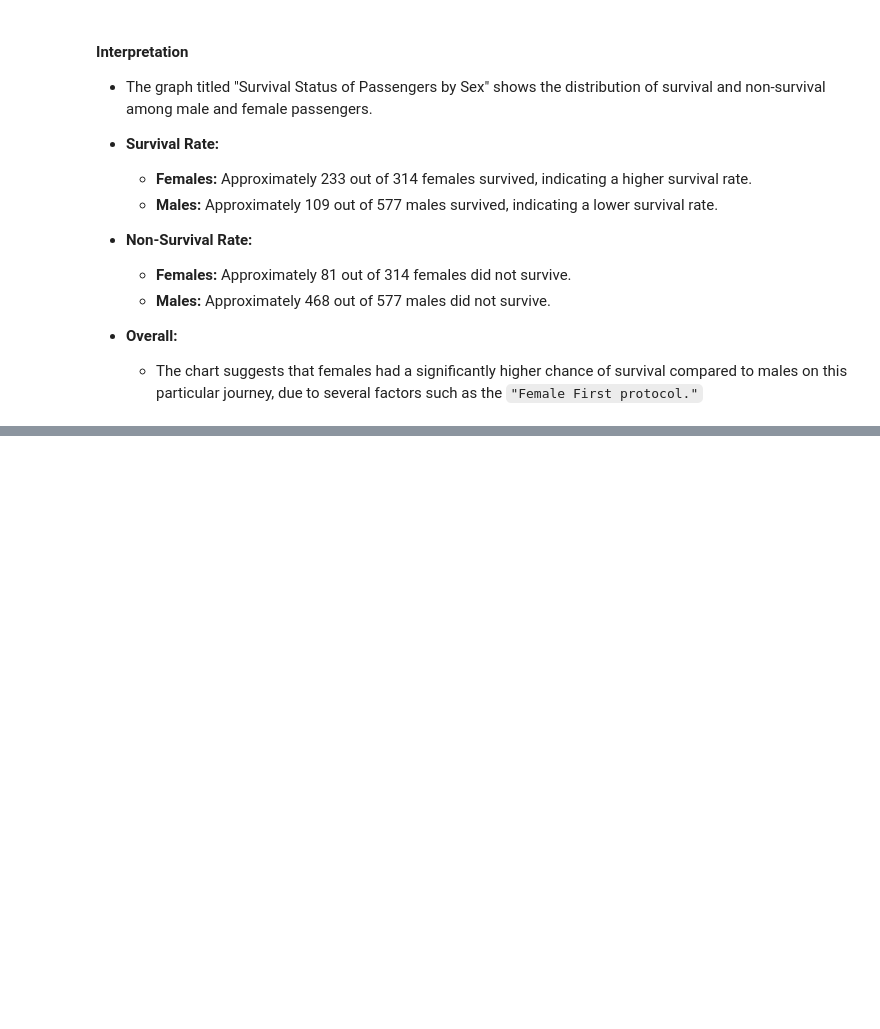
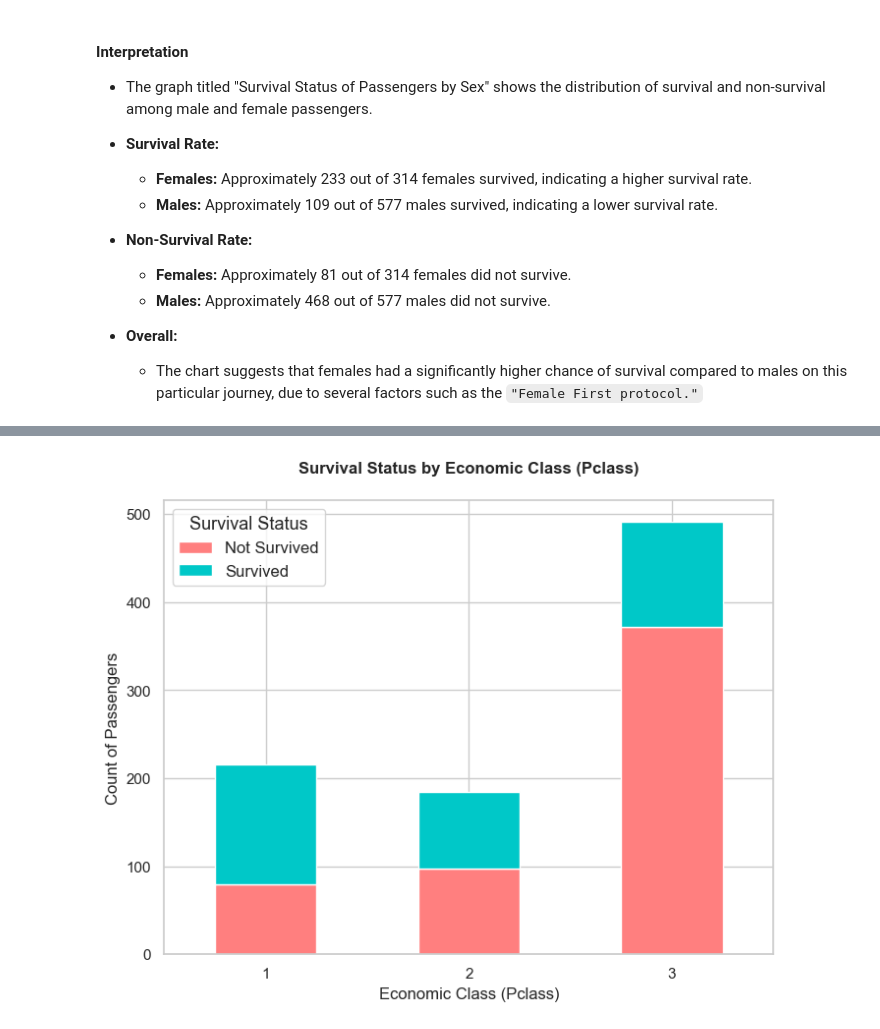
Before and after one commit to SnitTeshome/PRODIGY_DS_02, a Jupyter notebook: Task -02.ipynb, the cells around one changed output, grey strips where cells are left out. Saved outputs shown, nothing was run; the diff lists cells and outputs as text; code cells hidden in the pictures; blank space fills up the shorter version.

```diff
--- a/Task -02.ipynb
+++ b/Task -02.ipynb
@@ -654,0 +660,4 @@ plt.show()
+# %%
+# Group the data by 'Pclass' and 'Survived' and count the occurrences
+survival_counts_1 = Titanic.groupby(['Pclass', 'Survived'],observed=False).size().unstack(fill_value=0)
+survival_counts_1
@@ -654,0 +670,18 @@ plt.show()
+# %%
+# Plotting the stacked bar chart
+plt.figure(figsize=(8, 6))
+
+# Create the stacked bar chart
+survival_counts_1.plot(kind='bar', stacked=True, color=['#FF7F7F', '#00C8C8'], ax=plt.gca())
+
+# Customizing the plot
+plt.title('Survival Status by Economic Class (Pclass)', fontsize=12, weight='bold', pad=20)
+plt.xlabel('Economic Class (Pclass)', fontsize=12)
+plt.ylabel('Count of Passengers', fontsize=12)
+plt.xticks(rotation=0)  # Rotate x labels to be horizontal
+plt.legend(title='Survival Status', labels=['Not Survived', 'Survived'], fontsize=12, title_fontsize=13)
+
+# Show plot
+plt.show()
+# %% [output]
+[figure, added]
```
Also changed, not shown: parts of 7 cells of this notebook.
